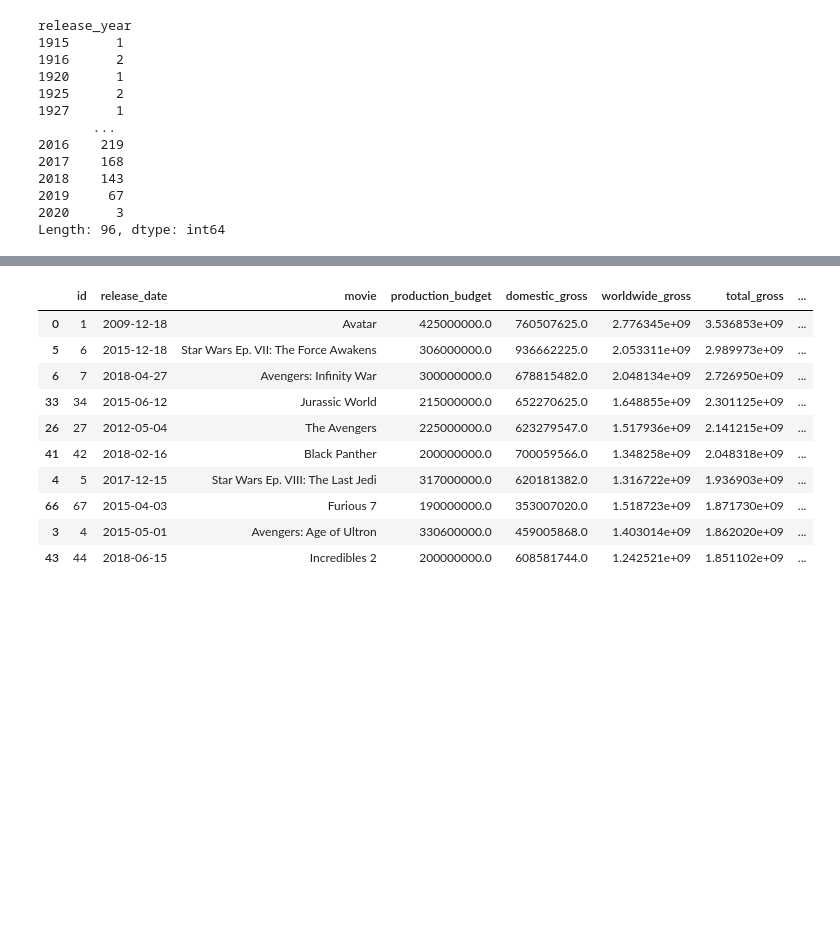
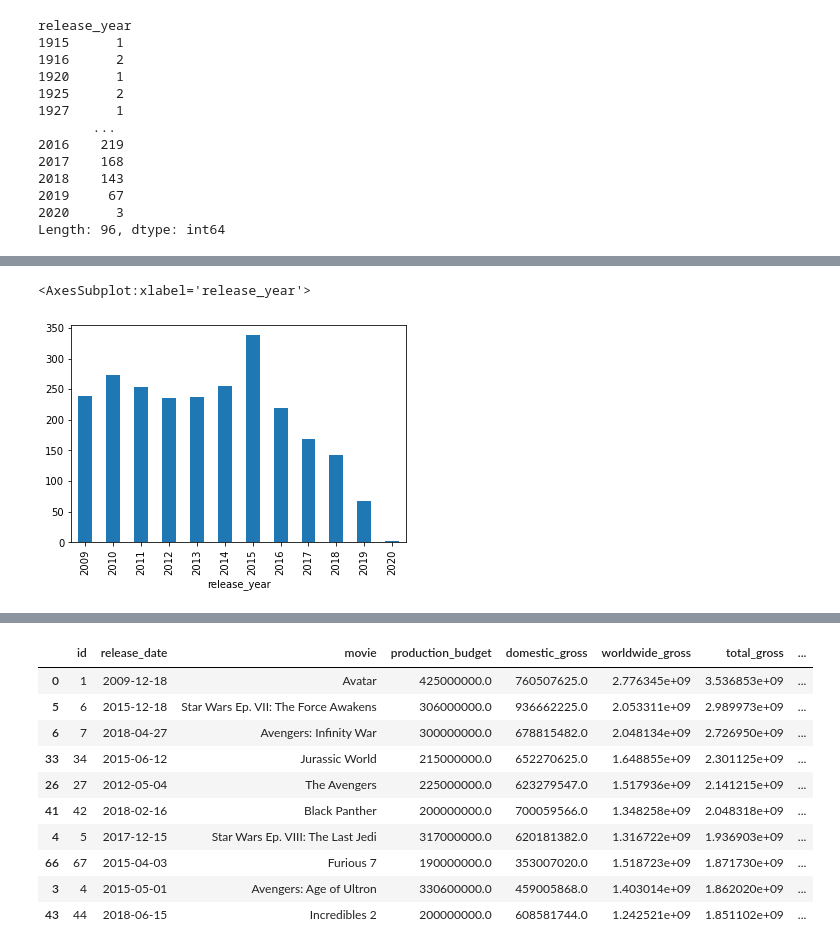
Before and after one commit to carlytsu/dsc-phase-1-project, a Jupyter notebook: Project 1 Lab Notebook.ipynb, the cells around one changed output, grey strips where cells are left out. Drawn from its saved outputs; the diff is of its cells as text; code cells hidden in the pictures; blank space fills up the shorter version.

```diff
--- a/Project 1 Lab Notebook.ipynb
+++ b/Project 1 Lab Notebook.ipynb
@@ -398,0 +537,4 @@ current_tn_budgets.sort_values(by=['roi'], ascending = False).head(15)
+# %%
+#let's see how many films from each year we have
+grouped = current_tn_budgets.groupby("release_year")
+grouped.first()
@@ -398,0 +556,6 @@ current_tn_budgets.sort_values(by=['roi'], ascending = False).head(15)
+# %%
+#let's do a histogram
+grouped['release_year'].count().plot.bar()
+# %% [output]
+<AxesSubplot:xlabel='release_year'>
+[figure, added]
```
Also changed, not shown: parts of 39 cells of this notebook.
